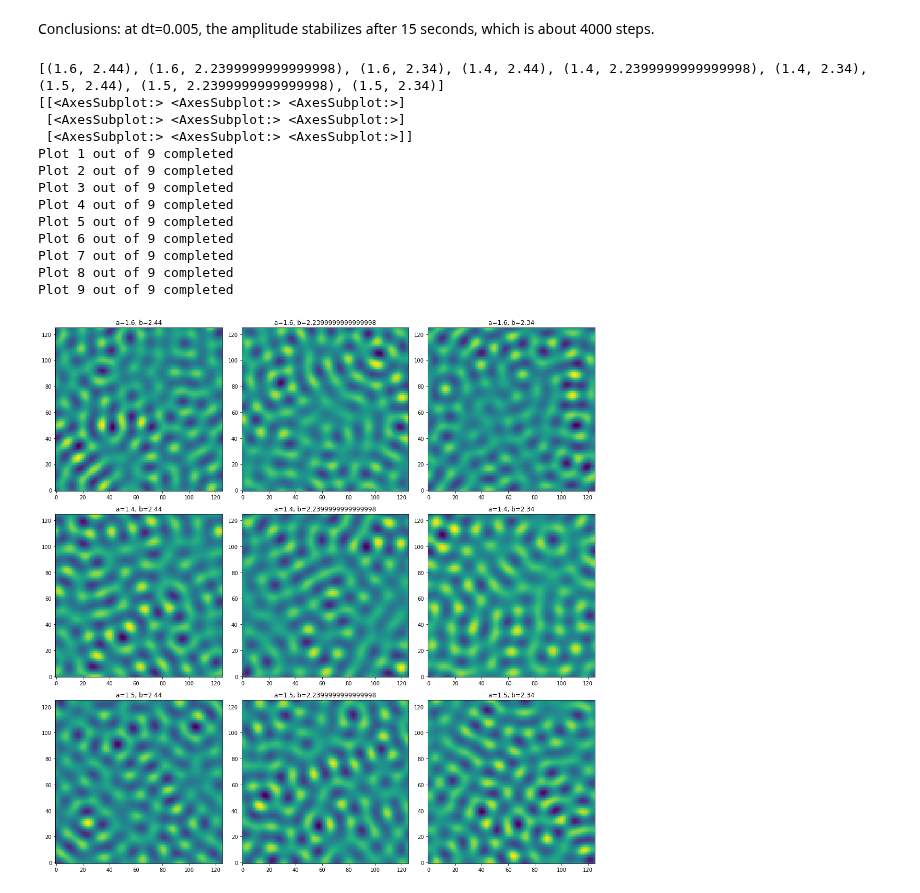
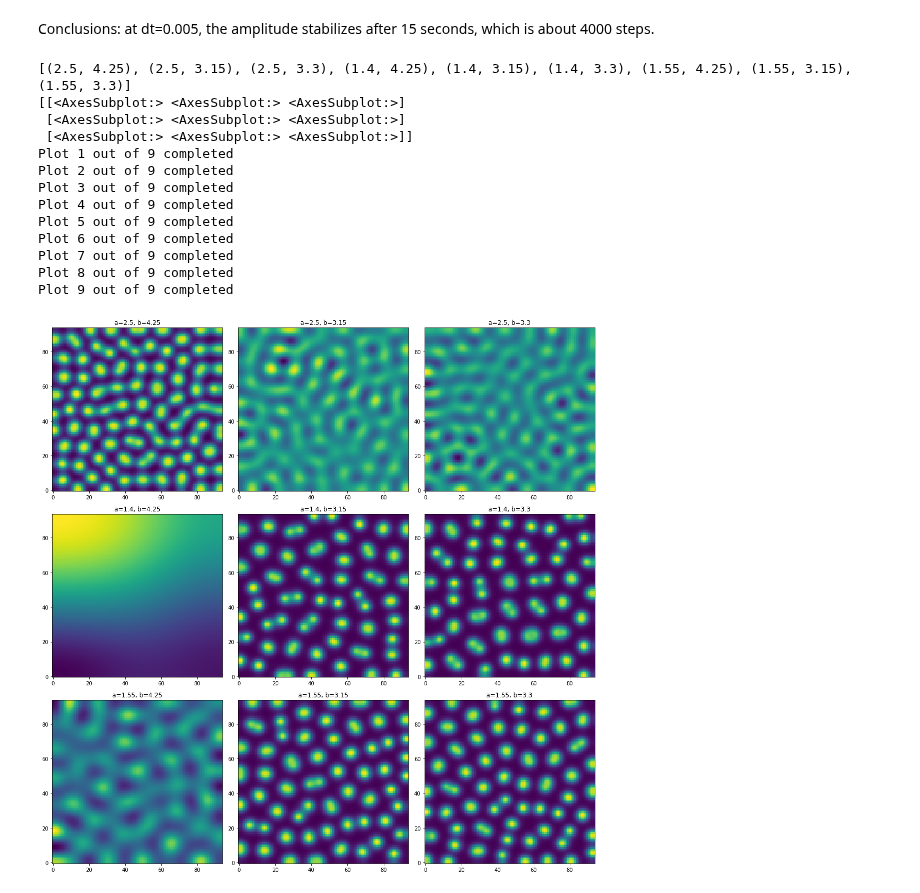
Before and after one commit to l-ada/Turing-models, a Jupyter notebook: brusselator.ipynb, the cells around one changed output. Cells and saved outputs as stored; diff of their text form; code cells hidden in the pictures.

Commit message:
Checking if method for computing is correct(pseudo-spectral vs finite difference

```diff
--- a/brusselator.ipynb
+++ b/brusselator.ipynb
@@ -183,6 +183,9 @@ def perform_simulation(brusselator_class = Brusselator(), save_full = False):
 
             u = apply_boundary_condition(u)
             v = apply_boundary_condition(v)
+        else:
+            print("WRONG METHOD")
+            break
 
     if save_full == True:
         return time, conc_u, conc_v
@@ -356,9 +359,9 @@ print(f"{20/br.dt}")
 Conclusions: at dt=0.005, the amplitude stabilizes after 15 seconds, which is about 4000 steps.
 # %%
 a = 1.5
-b = 2.34
-perturbations = [1, -0.1, 0]
-
+b = 1+a**2
+perturbations = [1, -0.1, 0.05]
+L = 30*np.pi
 params = [(a + da, b + db) for da in perturbations for db in perturbations]
 print(params)
 
@@ -375,33 +378,33 @@ axes = [
 
 for i in range(len(params)):
     a_perturbed, b_perturbed = params[i]
-    br = Brusselator(NUM_STEPS=10**4,a=a_perturbed, b=b_perturbed)
+    br = Brusselator(NUM_STEPS=10**4,a=a_perturbed, b=b_perturbed, L=L, method = 'finite-difference')
     u_saved, v_saved = perform_simulation(br)
     N, L, NUM_STEPS, dt = br.N, br.L, br.NUM_STEPS, br.dt
 
     u = u_saved[-1]
     print(f"Plot {i+1} out of {len(params)} completed")
     xs, ys = np.arange(0.0, L, L/N), np.arange(0.0, L, L/N)
     X, Y = np.meshgrid(xs, ys)
 
     axes[i].pcolormesh(X, Y, u, shading='auto')
     axes[i].set_title(f"a={a_perturbed}, b={b_perturbed}")
 
 plt.tight_layout()
 
 plt.show()
 # %% [output]
-[(1.6, 2.44), (1.6, 2.2399999999999998), (1.6, 2.34), (1.4, 2.44), (1.4, 2.2399999999999998), (1.4, 2.34), (1.5, 2.44), (1.5, 2.2399999999999998), (1.5, 2.34)]
+[(2.5, 4.25), (2.5, 3.15), (2.5, 3.3), (1.4, 4.25), (1.4, 3.15), (1.4, 3.3), (1.55, 4.25), (1.55, 3.15), (1.55, 3.3)]
 [[<AxesSubplot:> <AxesSubplot:> <AxesSubplot:>]
  [<AxesSubplot:> <AxesSubplot:> <AxesSubplot:>]
  [<AxesSubplot:> <AxesSubplot:> <AxesSubplot:>]]
 Plot 1 out of 9 completed
 Plot 2 out of 9 completed
 Plot 3 out of 9 completed
 Plot 4 out of 9 completed
 Plot 5 out of 9 completed
 Plot 6 out of 9 completed
 Plot 7 out of 9 completed
 Plot 8 out of 9 completed
 Plot 9 out of 9 completed
-[figure, old version]
+[figure, new version]
```
